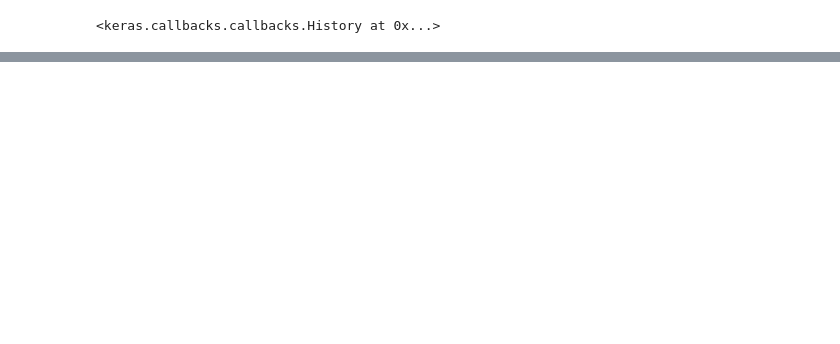
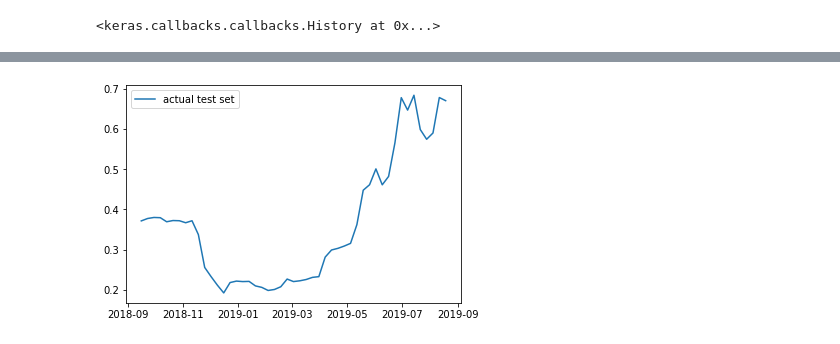
Before and after one commit to gwattal/Bitcoin_ARIMA_RNN, a Jupyter notebook: Bitcoin_ARIMA_ML.ipynb, the cells around one changed output, grey strips where cells are left out. Drawn from its saved outputs; the diff is of its cells as text; code cells hidden in the pictures; blank space fills up the shorter version.

```diff
--- a/Bitcoin_ARIMA_ML.ipynb
+++ b/Bitcoin_ARIMA_ML.ipynb
@@ -522,0 +560,8 @@ plt.show()
+# %%
+plt.plot(y_test,label='actual test set')
+#plt.plot(y_train,label='train_data')
+#plt.plot(df2,label='complete')
+plt.legend()
+plt.show()
+# %% [output]
+[figure, added]
```
Also changed, not shown: parts of 30 cells of this notebook.
